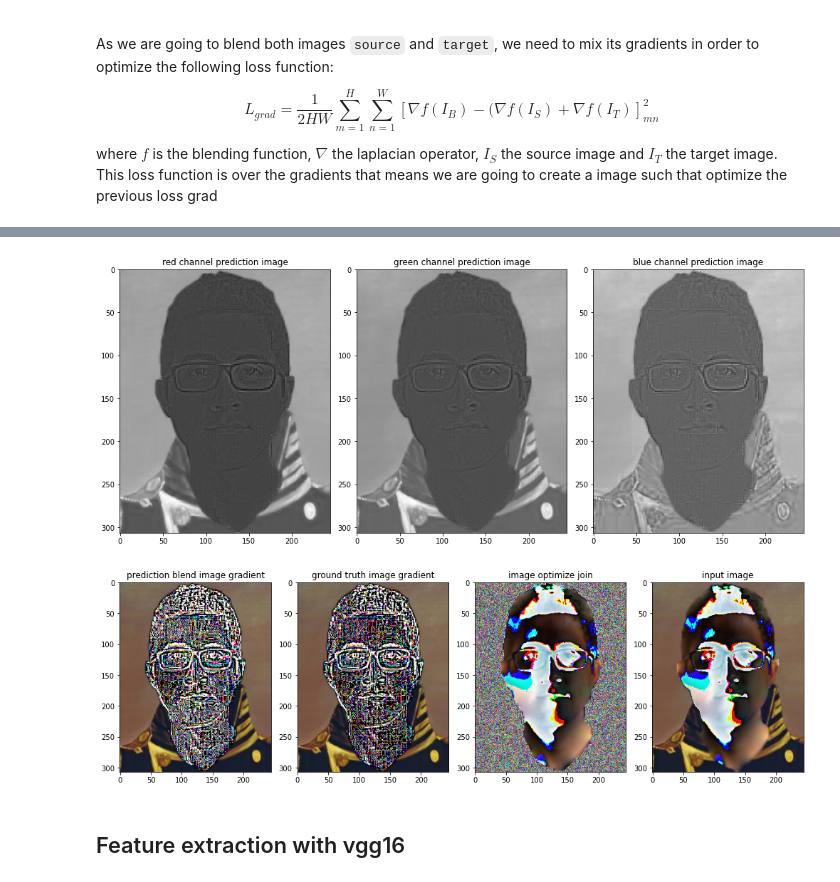
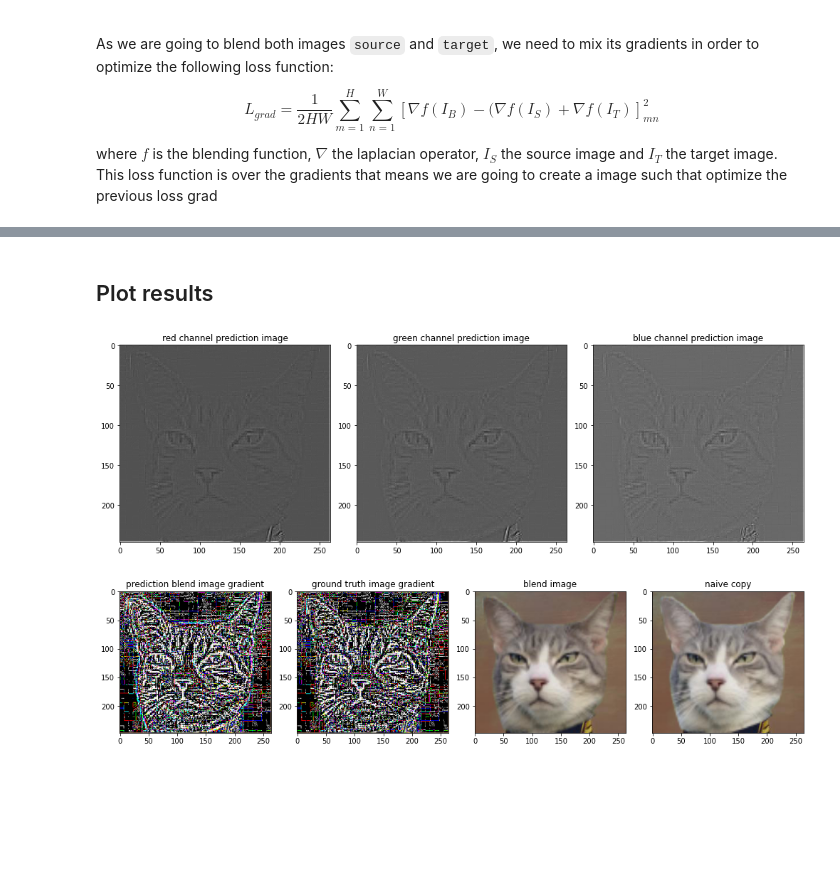
Before and after one commit to ManuLasker/ai_pet, a Jupyter notebook: image_blending/research.ipynb, the cells around one changed output, grey strips where cells are left out. Saved outputs shown, nothing was run; the diff lists cells and outputs as text; code cells hidden in the pictures; blank space fills up the shorter version.

```diff
--- a/image_blending/research.ipynb
+++ b/image_blending/research.ipynb
@@ -17,7 +21,7 @@ opt = Namespace(
     data_dir = 'data_blending',
     normalize = True,
     requires_grad = True,
-    device = 'cuda'
+    device = 'cpu'
 )
 
 device = torch.device(opt.device)
@@ -120,20 +95,0 @@ Clipping input data to the valid range for imshow with RGB data ([0..1] for floa
-# %%
-run = [0]
-num_step = 4000
-lg=1e9
-
-while run[0] < num_step:
-    def closure():
-        optimizer.zero_grad()
-        blend_img = (input_img * mask + tensor_image_target * (1 - mask))
-        blend_gradients = torch.stack(get_blending_gradients(image_data, blend_img, device=device), dim=2).squeeze(0)
-        grad_loss = lg*mseLoss(blend_gradients, gt_gradients)
-        if run[0] == 0:
-            print("step: {}, grad_loss : {:.3f}".format(run[0] + 1, grad_loss.item()))
-
-        if (run[0] + 1)%200 == 0:
-            print("step: {}, grad_loss : {:.3f}".format(run[0] + 1, grad_loss.item()))
-        run[0] += 1
-        grad_loss.backward()
-        return grad_loss
-    optimizer.step(closure)
@@ -160,19 +242,21 @@ step: 4000, grad_loss : 94.439
+# %% [markdown]
+## Plot results
 # %%
 with torch.no_grad():
     blend_img = (input_img * mask + tensor_image_target * (1 - mask))
     blend_gradients = torch.stack(get_blending_gradients(image_data, blend_img, device=device), dim=2).squeeze(0)
     plots_multiple_tensor_image(*[blend_gradients[:, ch, :, :] for ch in range(3)],
                                 title_name=["red channel prediction image",
                                            "green channel prediction image",
                                            "blue channel prediction image"], normalize=opt.normalize)
     plots_multiple_tensor_image(np.asarray(_pil_image(blend_gradients)),
                                 np.asarray(_pil_image(gt_gradients)),
-                                np.asarray(_pil_image(input_img)),
                                 np.asarray(_pil_image(blend_img)),
+                                np.asarray(_pil_image(naive_copy)),
                                 title_name=["prediction blend image gradient",
                                            "ground truth image gradient",
-                                           "image optimize join",
-                                           "input image"], normalize=opt.normalize)
+                                           "blend image",
+                                           "naive copy"], normalize=opt.normalize)
 # %% [output]
-[figure, old version]
+[figure, new version]
-[figure, old version]
+[figure, new version]
@@ -197,2 +262,0 @@ meanShift = MeanShift()
-# %% [markdown]
-## Feature extraction with vgg16
```
Also changed, not shown: parts of 30 cells of this notebook, 12 other files.
